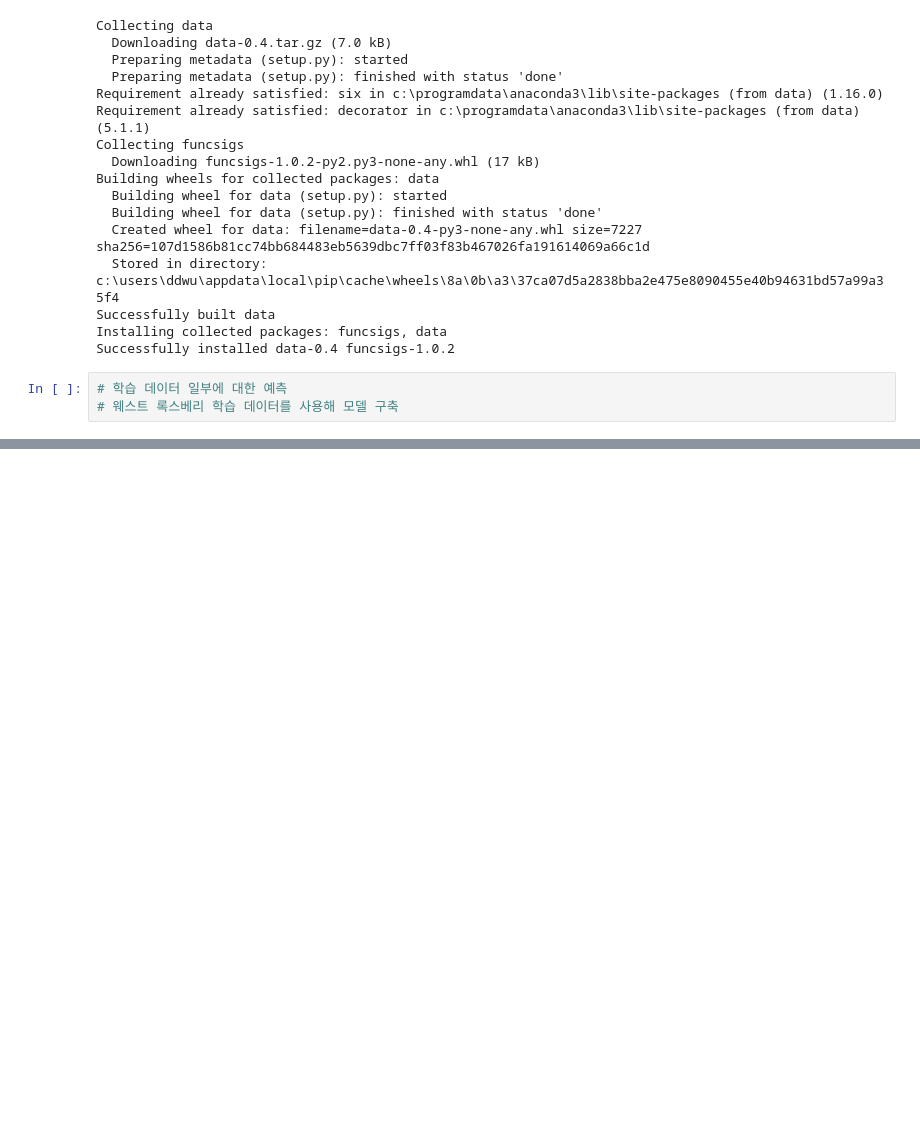
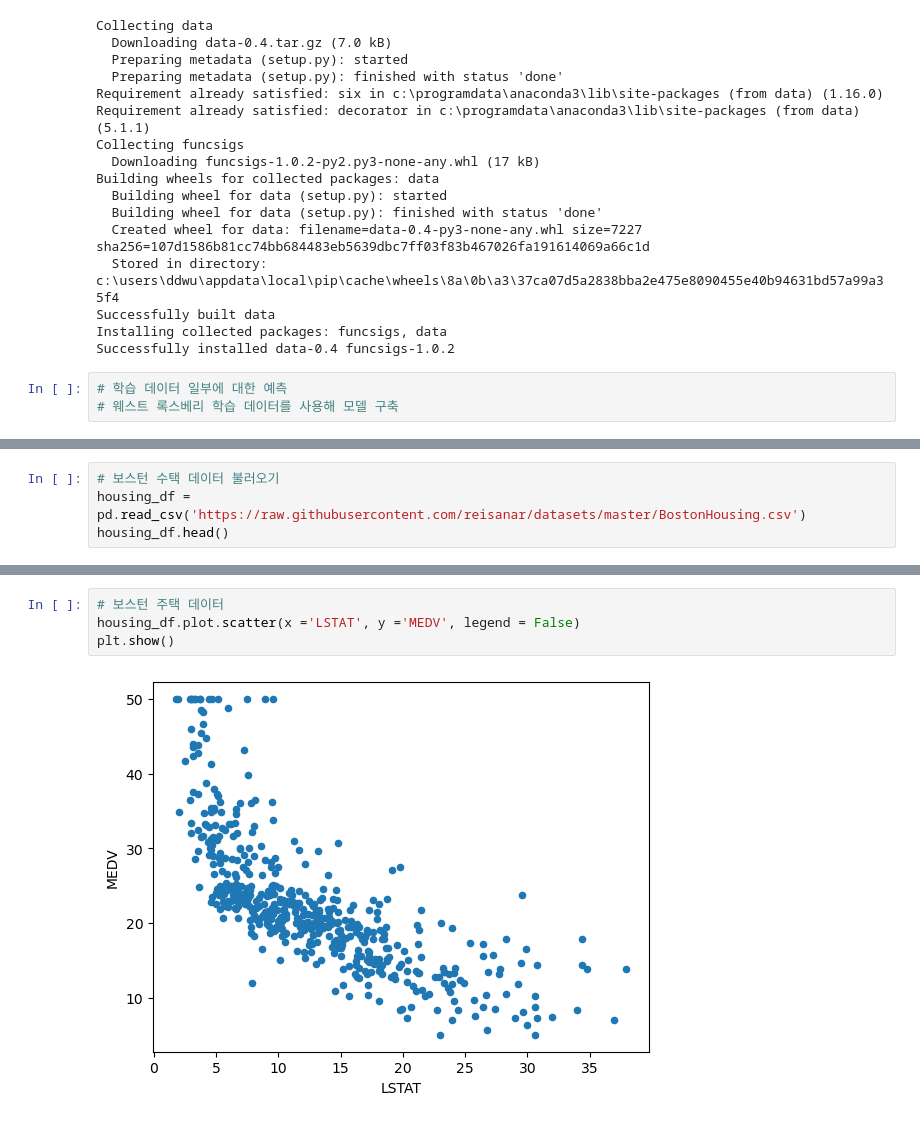
Before and after one commit to JunheeChoi/dm_class, a Jupyter notebook: 0314_dmclass.ipynb, the cells around one changed output, grey strips where cells are left out. Cells and saved outputs as stored; diff of their text form; blank space fills up the shorter version.

```diff
--- a/0314_dmclass.ipynb
+++ b/0314_dmclass.ipynb
@@ -481,0 +503,4 @@ Successfully installed data-0.4 funcsigs-1.0.2
+# %%
+# 보스턴 수택 데이터 불러오기
+housing_df = pd.read_csv('https://raw.githubusercontent.com/reisanar/datasets/master/BostonHousing.csv')
+housing_df.head()
@@ -481,0 +563,6 @@ Successfully installed data-0.4 funcsigs-1.0.2
+# %%
+# 보스턴 주택 데이터
+housing_df.plot.scatter(x ='LSTAT', y ='MEDV', legend = False)
+plt.show()
+# %% [output]
+[figure, added]
```
Also changed, not shown: parts of 20 cells of this notebook.
